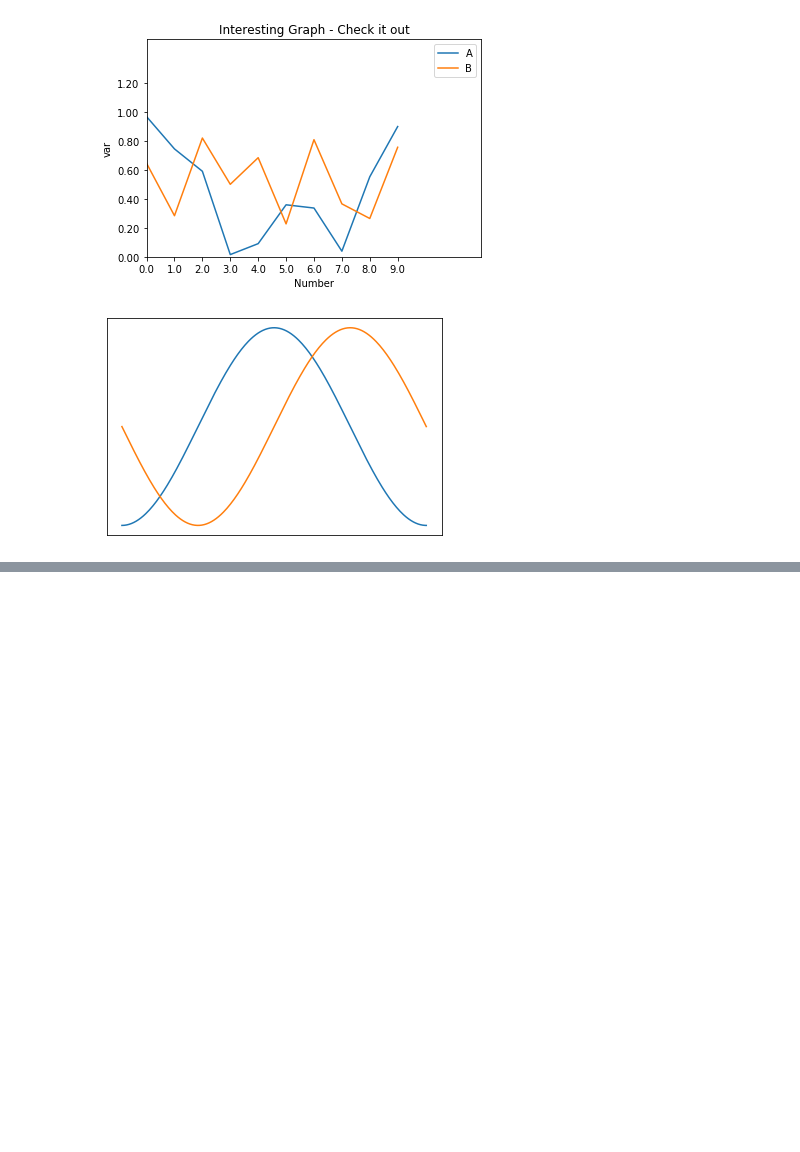
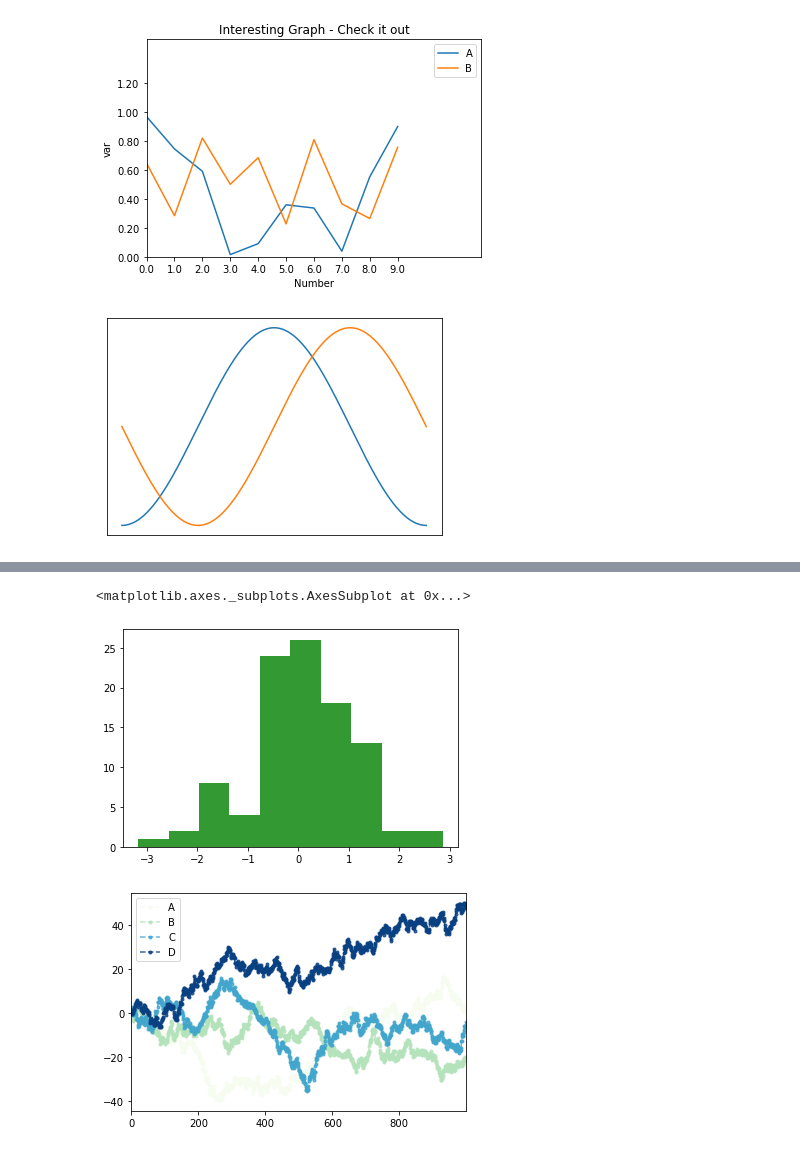
Before and after one commit to tsangyu98/matplotlib_study, a Jupyter notebook: Matplotlib_part1.ipynb, the cells around one changed output, grey strips where cells are left out. Saved outputs shown, nothing was run; the diff lists cells and outputs as text; code cells hidden in the pictures; blank space fills up the shorter version.

```diff
--- a/Matplotlib_part1.ipynb
+++ b/Matplotlib_part1.ipynb
@@ -149,0 +196,26 @@ frame.axes.get_yaxis().set_visible(False)
+# %%
+# color参数
+plt.hist(np.random.randn(100), color='g', alpha=0.8)
+# alpha:透明度
+# 常用颜色简写:red-r,green-g,black-b,blue-b,yellow-y
+
+df = pd.DataFrame(np.random.randn(1000, 4), columns=list('ABCD'))
+df = df.cumsum()
+df.plot(style='--.', alpha=0.8, colormap='GnBu')
+# colormap:颜色版，包括
+# Accent, Accent_r, Blues, Blues_r, BrBG, BrBG_r, BuGn, BuGn_r, BuPu, BuPu_r, CMRmap, CMRmap_r, Dark2, Dark2_r, GnBu, GnBu_r, Greens, Greens_r,
+# Greys, Greys_r, OrRd, OrRd_r, Oranges, Oranges_r, PRGn, PRGn_r, Paired, Paired_r, Pastel1, Pastel1_r, Pastel2, Pastel2_r, PiYG, PiYG_r,
+# PuBu, PuBuGn, PuBuGn_r, PuBu_r, PuOr, PuOr_r, PuRd, PuRd_r, Purples, Purples_r, RdBu, RdBu_r, RdGy, RdGy_r, RdPu, RdPu_r, RdYlBu, RdYlBu_r,
+# RdYlGn, RdYlGn_r, Reds, Reds_r, Set1, Set1_r, Set2, Set2_r, Set3, Set3_r, Spectral, Spectral_r, Wistia, Wistia_r, YlGn, YlGnBu, YlGnBu_r,
+# YlGn_r, YlOrBr, YlOrBr_r, YlOrRd, YlOrRd_r, afmhot, afmhot_r, autumn, autumn_r, binary, binary_r, bone, bone_r, brg, brg_r, bwr, bwr_r,
+# cool, cool_r, coolwarm, coolwarm_r, copper, copper_r, cubehelix, cubehelix_r, flag, flag_r, gist_earth, gist_earth_r, gist_gray, gist_gray_r,
+# gist_heat, gist_heat_r, gist_ncar, gist_ncar_r, gist_rainbow, gist_rainbow_r, gist_stern, gist_stern_r, gist_yarg, gist_yarg_r, gnuplot,
+# gnuplot2, gnuplot2_r, gnuplot_r, gray, gray_r, hot, hot_r, hsv, hsv_r, inferno, inferno_r, jet, jet_r, magma, magma_r, nipy_spectral,
+# nipy_spectral_r, ocean, ocean_r, pink, pink_r, plasma, plasma_r, prism, prism_r, rainbow, rainbow_r, seismic, seismic_r, spectral,
+# spectral_r ,spring, spring_r, summer, summer_r, terrain, terrain_r, viridis, viridis_r, winter, winter_r
+
+# 其他参数参见"颜色参数.docx"
+# %% [output]
+<matplotlib.axes._subplots.AxesSubplot at 0x...>
+[figure, added]
+[figure, added]
```
Also changed, not shown: parts of 5 cells of this notebook, 1 other file.
